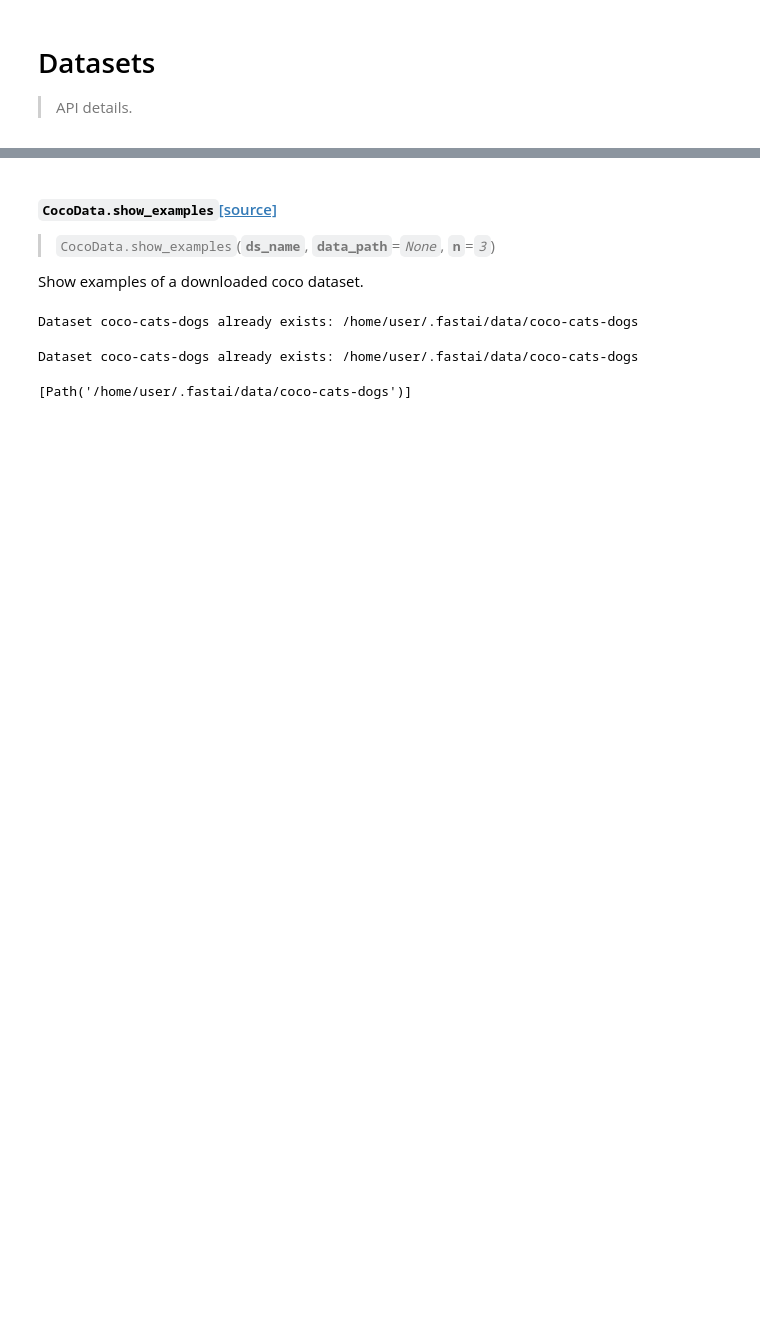
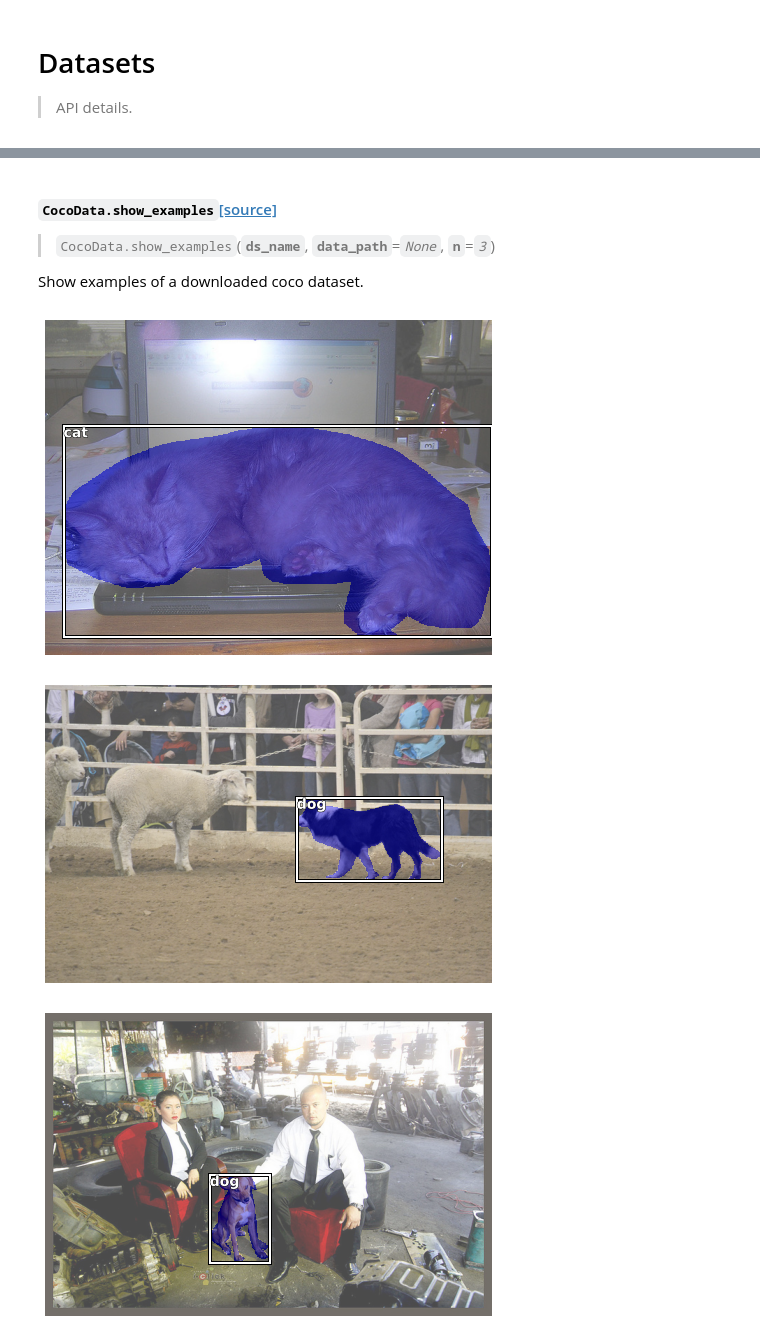
Before and after one commit to rbrtwlz/fastai_object_detection, a Jupyter notebook: notebooks/01_datasets.ipynb, the cells around one changed output, grey strips where cells are left out. Cells and saved outputs as stored; diff of their text form; code cells hidden in the pictures; blank space fills up the shorter version.

Commit message:
docs 01_dataset

```diff
--- a/notebooks/01_datasets.ipynb
+++ b/notebooks/01_datasets.ipynb
@@ -46,7 +43,8 @@ class CocoData():
 
     @classmethod
     def create(cls, ds_name, cat_list, data_path=None, with_mask=False, max_images=1000, remove_crowded=True):
-        """Creates a new coco dataset with categories defined in cat_list"""
+        """Creates a new coco dataset with categories defined in cat_list, optionally with or without masks.
+        You can specify the path, where the dataset gets stored, by default it uses fastai's data path like `untar_data`"""
 
         path = Path(URLs.path(c_key='data'))/ds_name if data_path is None else Path(data_path)/ds_name
         path_images = path/"images"
@@ -267,22 +323,14 @@ Remove a downloaded coco dataset.
 # %%
 show_doc(CocoData.show_examples)
 # %% [output]
-<h4 id="CocoData.show_examples" class="doc_header"><code>CocoData.show_examples</code><a href="__main__.py#L77" class="source_link" style="float:right">[source]</a></h4>
+<h4 id="CocoData.show_examples" class="doc_header"><code>CocoData.show_examples</code><a href="__main__.py#L78" class="source_link" style="float:right">[source]</a></h4>
 
 > <code>CocoData.show_examples</code>(**`ds_name`**, **`data_path`**=*`None`*, **`n`**=*`3`*)
 
 Show examples of a downloaded coco dataset.
-# %%
-path, df = CocoData.create("coco-cats-dogs", cat_list=["cat", "dog"], max_images=500, with_mask=True)
-# %% [output]
-Dataset coco-cats-dogs already exists: /home/user/.fastai/data/coco-cats-dogs
-# %%
-path, df = CocoData.create("coco-cats-dogs", cat_list=["cat", "dog"], max_images=500, with_mask=True)
-# %% [output]
-Dataset coco-cats-dogs already exists: /home/user/.fastai/data/coco-cats-dogs
-# %%
-CocoData.ls()
-# %% [output]
-[Path('/home/user/.fastai/data/coco-cats-dogs')]
 # %%
-#CocoData.show_examples("coco-cats-dogs", n=3)
+CocoData.show_examples("ds-cats-dogs", n=5)
+# %% [output]
+[figure, added]
+[figure, added]
+[figure, added]
```
Also changed, not shown: parts of 14 cells of this notebook, 2 other files.
